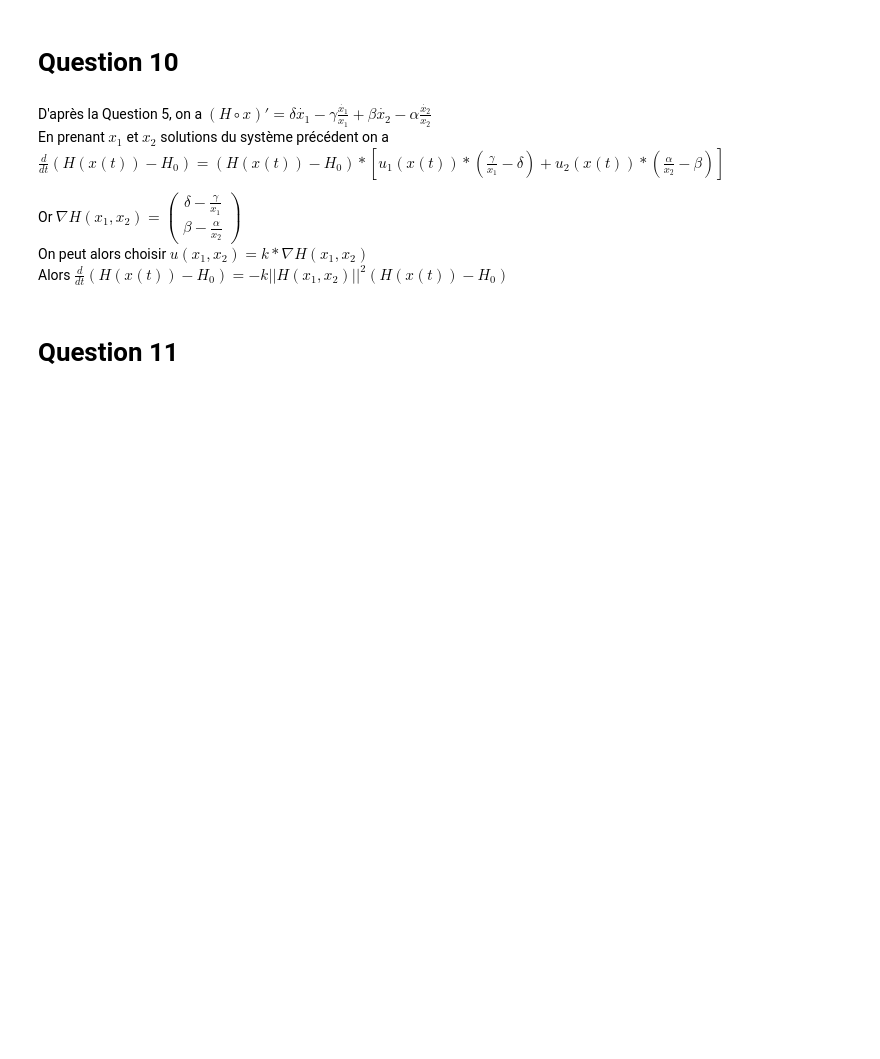
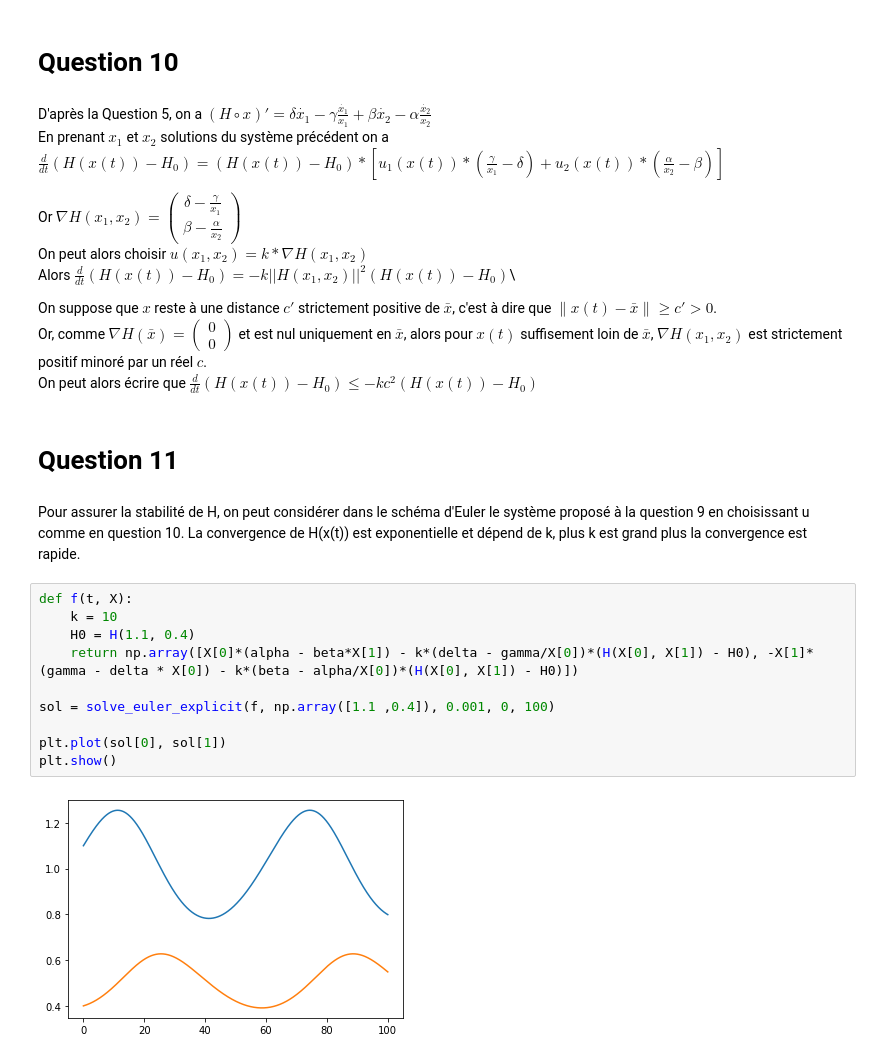
Before and after one commit to jedupau/Projet-numerique2, a Jupyter notebook: Projet-numerique2.ipynb, the cells around one changed output. Drawn from its saved outputs; the diff is of its cells as text; blank space fills up the shorter version.

```diff
--- a/Projet-numerique2.ipynb
+++ b/Projet-numerique2.ipynb
@@ -232,6 +231,25 @@ Or $\nabla H(x_1, x_2) = \begin {pmatrix}
 \beta - \frac{\alpha}{x_2}
 \end {pmatrix}$ \
 On peut alors choisir $u(x_1,x_2) = k * \nabla H(x_1, x_2)$ \
-Alors $\frac{d }{dt} (H(x(t)) - H_0)= - k ||H(x_1, x_2)||^2(H(x(t)) - H_0)$
+Alors $\frac{d }{dt} (H(x(t)) - H_0)= - k ||H(x_1, x_2)||^2(H(x(t)) - H_0)$\
+
+On suppose que $x$ reste à une distance $c'$ strictement positive de $\bar{x}$, c'est à dire que $\left\|x(t)-\bar{x}\right\|\geq c'> 0$.\
+Or, comme $\nabla H(\bar{x}) = \begin {pmatrix}
+0\\0\end {pmatrix}$ et est nul uniquement en $\bar{x}$, alors pour $x(t)$ suffisement loin de $\bar{x}$, $\nabla H(x_1, x_2)$ est strictement positif minoré par un réel $c$.\
+On peut alors écrire que $\frac{d }{dt} (H(x(t)) - H_0) \leq - k c^2(H(x(t)) - H_0)$
 # %% [markdown]
 # Question 11
+# %% [markdown]
+Pour assurer la stabilité de H, on peut considérer dans le schéma d'Euler le système proposé à la question 9 en choisissant u comme en question 10. La convergence de H(x(t)) est exponentielle et dépend de k, plus k est grand plus la convergence est rapide.
+# %%
+def f(t, X):
+    k = 10
+    H0 = H(1.1, 0.4)
+    return np.array([X[0]*(alpha - beta*X[1]) - k*(delta - gamma/X[0])*(H(X[0], X[1]) - H0), -X[1]*(gamma - delta * X[0]) - k*(beta - alpha/X[0])*(H(X[0], X[1]) - H0)])
+
+sol = solve_euler_explicit(f, np.array([1.1 ,0.4]), 0.001, 0, 100)
+
+plt.plot(sol[0], sol[1])
+plt.show()
+# %% [output]
+[figure, added]
```
Also changed, not shown: parts of 5 cells of this notebook.
